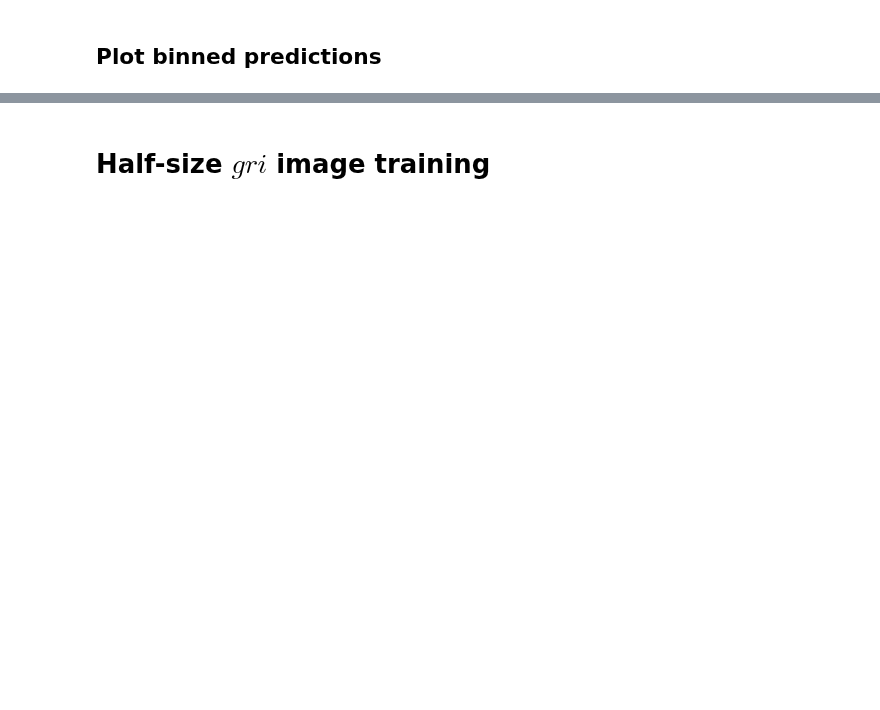
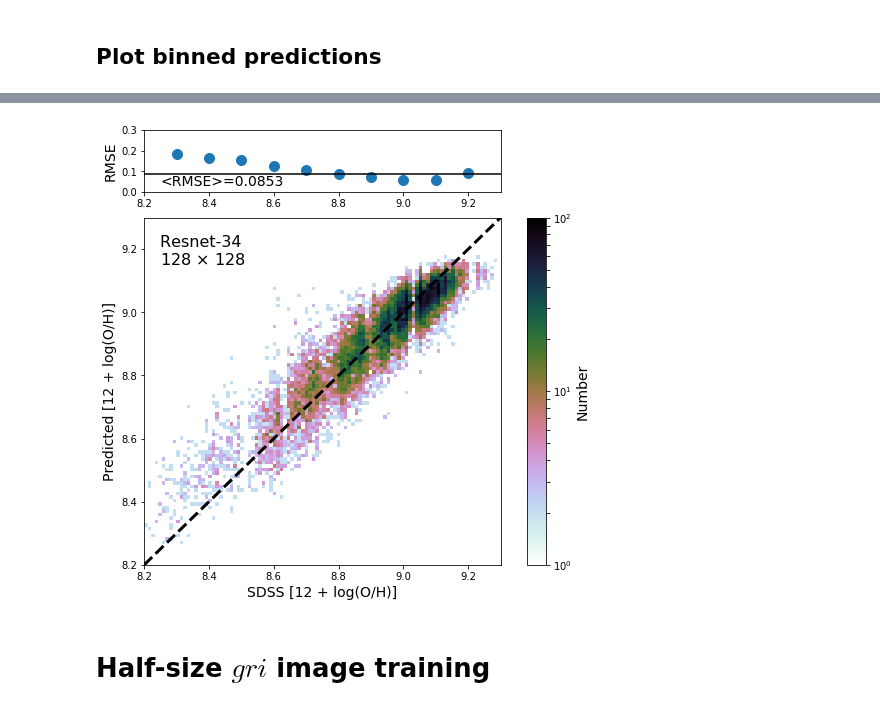
Before and after one commit to jwuphysics/galaxy-cnns, a Jupyter notebook: notebook/10. The effects of resolution.ipynb, the cells around one changed output, grey strips where cells are left out. Cells and saved outputs as stored; diff of their text form; code cells hidden in the pictures; blank space fills up the shorter version.

```diff
--- a/notebook/10. The effects of resolution.ipynb
+++ b/notebook/10. The effects of resolution.ipynb
@@ -225,3 +226,47 @@ fig.savefig(f'{PATH}/results/single-sz{sz}_pred-vs-SDSS.pdf')
+# %%
+def plot_comparison_with_marginals(y_test, p_test, rms_errors=rms_errors):
+
+    gs = matplotlib.gridspec.GridSpec(20, 20)
+
+    fig = plt.figure(figsize=(8, 8))
+
+    ax = fig.add_subplot(gs[4:, 2:18])
+
+    # plot main histogram
+    *_, im = ax.hist2d(y_test[:, 0], p_test[:, 0], bins=100, range=[[8.2, 9.3], [8.2, 9.3]], cmap='cubehelix_r', norm=matplotlib.colors.LogNorm(vmin=1, vmax=100), alpha=1)
+    ax.plot([8.2, 9.3], [8.2, 9.3], c='k', ls='--', lw=3)
+
+    ax.set_xlabel('SDSS [12 + log(O/H)]', fontsize=14)
+    ax.set_ylabel('Predicted [12 + log(O/H)]', fontsize=14)
+
+    ax.text(8.25, 9.15, f'Resnet-34 \n' f'{sz} $\\times$ {sz}', fontsize=16)
+
+    # add colorbar
+    ax_cb = fig.add_subplot(gs[4:, 19:])
+    cb = fig.colorbar(im, cax=ax_cb);
+    cb.set_label('Number', fontsize=14)
+
+
+    # add top margin plot
+    ax_marg = fig.add_subplot(gs[:3, 2:18])
+
+    y_bins = np.linspace(8.3, 9.2, 10)
+    rmse_bins = [np.sqrt(np.mean(((p_test - y_test)[(y_test[:, 0] > y - 0.05) & (y_test[:, 0] < y + 0.05)])**2)) for y in y_bins]
+    ax_marg.plot(y_bins, rmse_bins, marker='o', c='C0', ls='', markersize=10)
+
+    ax_marg.set_ylabel('RMSE', fontsize=14)
+    ax_marg.set_ylim(0, 0.3)
+    ax_marg.set_xlim(8.2, 9.3)
+
+    # include mean RMSE
+    ax_marg.axhline(rms_errors, ls='-', c='k')
+    ax_marg.text(8.9, 0.15, f'<RMSE>={rms_errors:.4f}', fontsize=14)
+
+    fig.savefig(f'{PATH}/results/single-sz{sz}_pred-vs-SDSS_with-marginals.pdf')
+# %%
+plot_comparison_with_marginals(y_test, p_test, rms_errors=rms_errors)
+# %% [output]
+[figure, added]
 # %% [markdown]
 # Half-size $gri$ image training
 # %%
```
Also changed, not shown: parts of 16 cells of this notebook, 4 other files.
